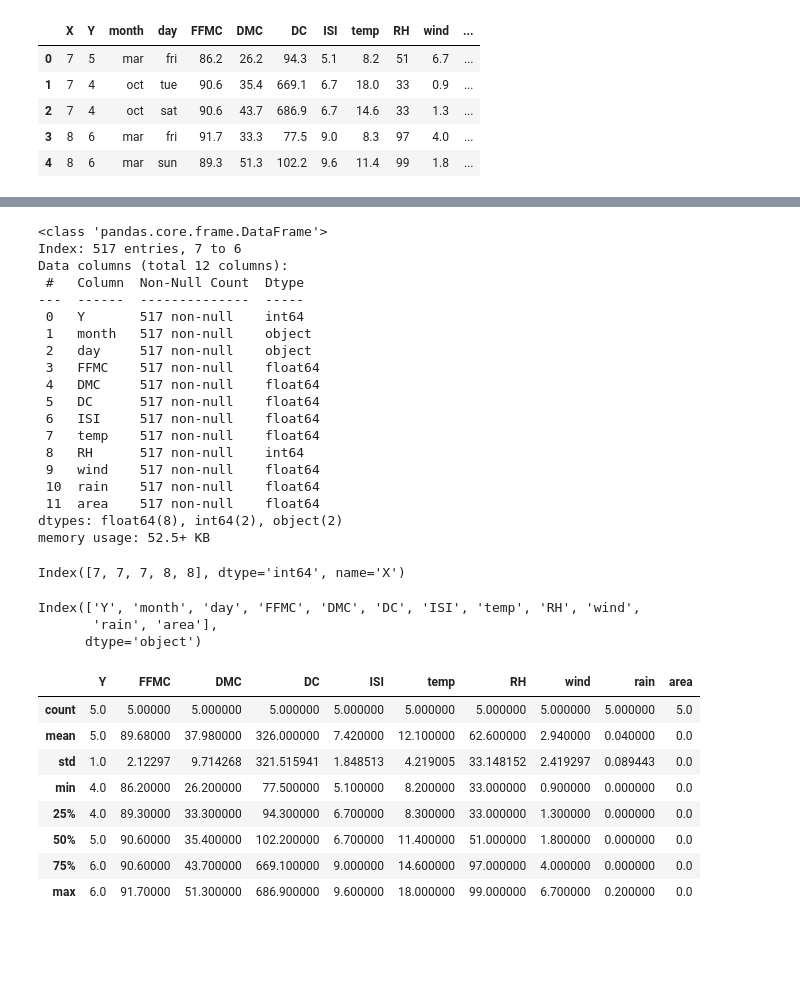
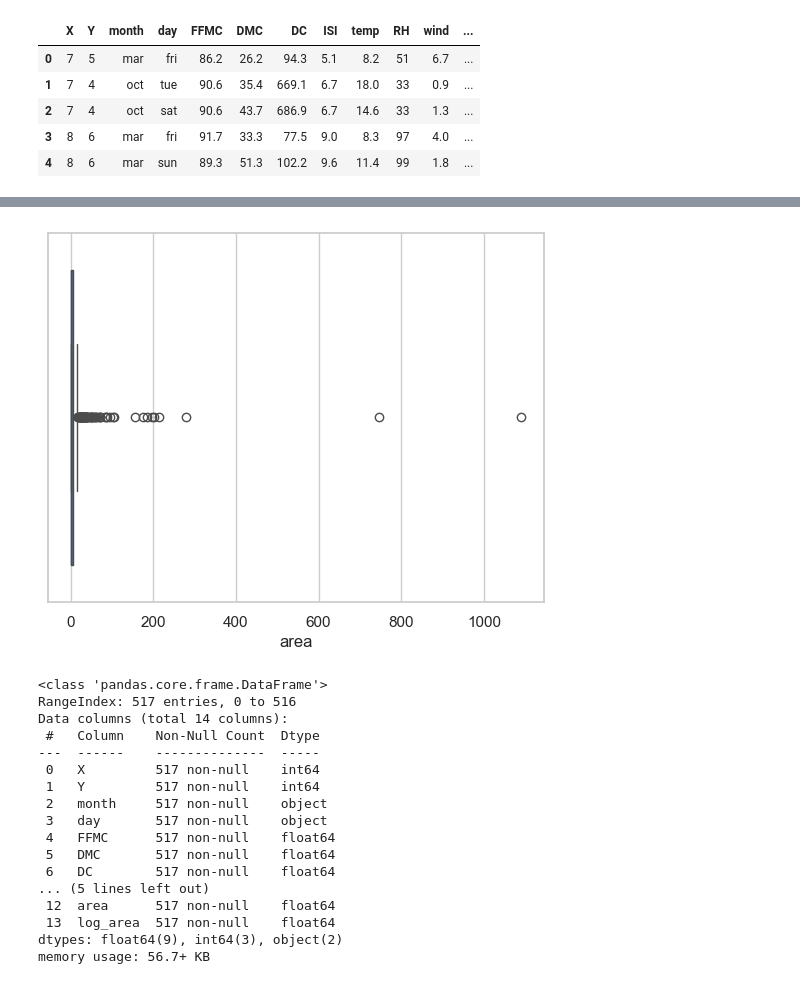
Before and after one commit to Mchalen21/Forest-Fires, a Jupyter notebook: notebooks/Forest_Fire_CC.ipynb, the cells around one changed output, grey strips where cells are left out. Drawn from its saved outputs; the diff is of its cells as text; code cells hidden in the pictures; blank space fills up the shorter version.

```diff
--- a/notebooks/Forest_Fire_CC.ipynb
+++ b/notebooks/Forest_Fire_CC.ipynb
@@ -25,45 +86,26 @@ df.head()
+# %%
+sns.boxplot(x=df['area'])
+plt.show()
+# %% [output]
+[figure, added]
 # %%
-df = pd.read_csv("/Users/sa25/Documents/Forest Fires/Forest-Fires/data/forestfires.csv", index_col=0)
+df.to_csv("/Users/sa25/Documents/Forest Fires/Forest-Fires/data/forestfires.csv", index=False)
 df.info()
 # %% [output]
 <class 'pandas.core.frame.DataFrame'>
-Index: 517 entries, 7 to 6
-Data columns (total 12 columns):
- #   Column  Non-Null Count  Dtype
----  ------  --------------  -----
- 0   Y       517 non-null    int64
- 1   month   517 non-null    object
- 2   day     517 non-null    object
- 3   FFMC    517 non-null    float64
- 4   DMC     517 non-null    float64
- 5   DC      517 non-null    float64
- 6   ISI     517 non-null    float64
- 7   temp    517 non-null    float64
- 8   RH      517 non-null    int64
- 9   wind    517 non-null    float64
- 10  rain    517 non-null    float64
- 11  area    517 non-null    float64
-dtypes: float64(8), int64(2), object(2)
-memory usage: 52.5+ KB
+RangeIndex: 517 entries, 0 to 516
+Data columns (total 14 columns):
+ #   Column    Non-Null Count  Dtype
+---  ------    --------------  -----
+ 0   X         517 non-null    int64
+ 1   Y         517 non-null    int64
+ 2   month     517 non-null    object
+ 3   day       517 non-null    object
+ 4   FFMC      517 non-null    float64
+ 5   DMC       517 non-null    float64
+ 6   DC        517 non-null    float64
+... (5 lines left out)
+ 12  area      517 non-null    float64
+ 13  log_area  517 non-null    float64
+dtypes: float64(9), int64(3), object(2)
+memory usage: 56.7+ KB
-# %%
-print(df.index)
-# %% [output]
-Index([7, 7, 7, 8, 8], dtype='int64', name='X')
-# %%
-print(df.columns)
-# %% [output]
-Index(['Y', 'month', 'day', 'FFMC', 'DMC', 'DC', 'ISI', 'temp', 'RH', 'wind',
-       'rain', 'area'],
-      dtype='object')
-# %%
-df.describe()
-# %% [output]
-|  | Y | FFMC | DMC | DC | ISI | temp | RH | wind | rain | area |
-| count | 5.0 | 5.00000 | 5.000000 | 5.000000 | 5.000000 | 5.000000 | 5.000000 | 5.000000 | 5.000000 | 5.0 |
-| mean | 5.0 | 89.68000 | 37.980000 | 326.000000 | 7.420000 | 12.100000 | 62.600000 | 2.940000 | 0.040000 | 0.0 |
-| std | 1.0 | 2.12297 | 9.714268 | 321.515941 | 1.848513 | 4.219005 | 33.148152 | 2.419297 | 0.089443 | 0.0 |
-| min | 4.0 | 86.20000 | 26.200000 | 77.500000 | 5.100000 | 8.200000 | 33.000000 | 0.900000 | 0.000000 | 0.0 |
-| 25% | 4.0 | 89.30000 | 33.300000 | 94.300000 | 6.700000 | 8.300000 | 33.000000 | 1.300000 | 0.000000 | 0.0 |
-| 50% | 5.0 | 90.60000 | 35.400000 | 102.200000 | 6.700000 | 11.400000 | 51.000000 | 1.800000 | 0.000000 | 0.0 |
-| 75% | 6.0 | 90.60000 | 43.700000 | 669.100000 | 9.000000 | 14.600000 | 97.000000 | 4.000000 | 0.000000 | 0.0 |
-| max | 6.0 | 91.70000 | 51.300000 | 686.900000 | 9.600000 | 18.000000 | 99.000000 | 6.700000 | 0.200000 | 0.0 |
```
Also changed, not shown: parts of 10 cells of this notebook, 3 other files.
